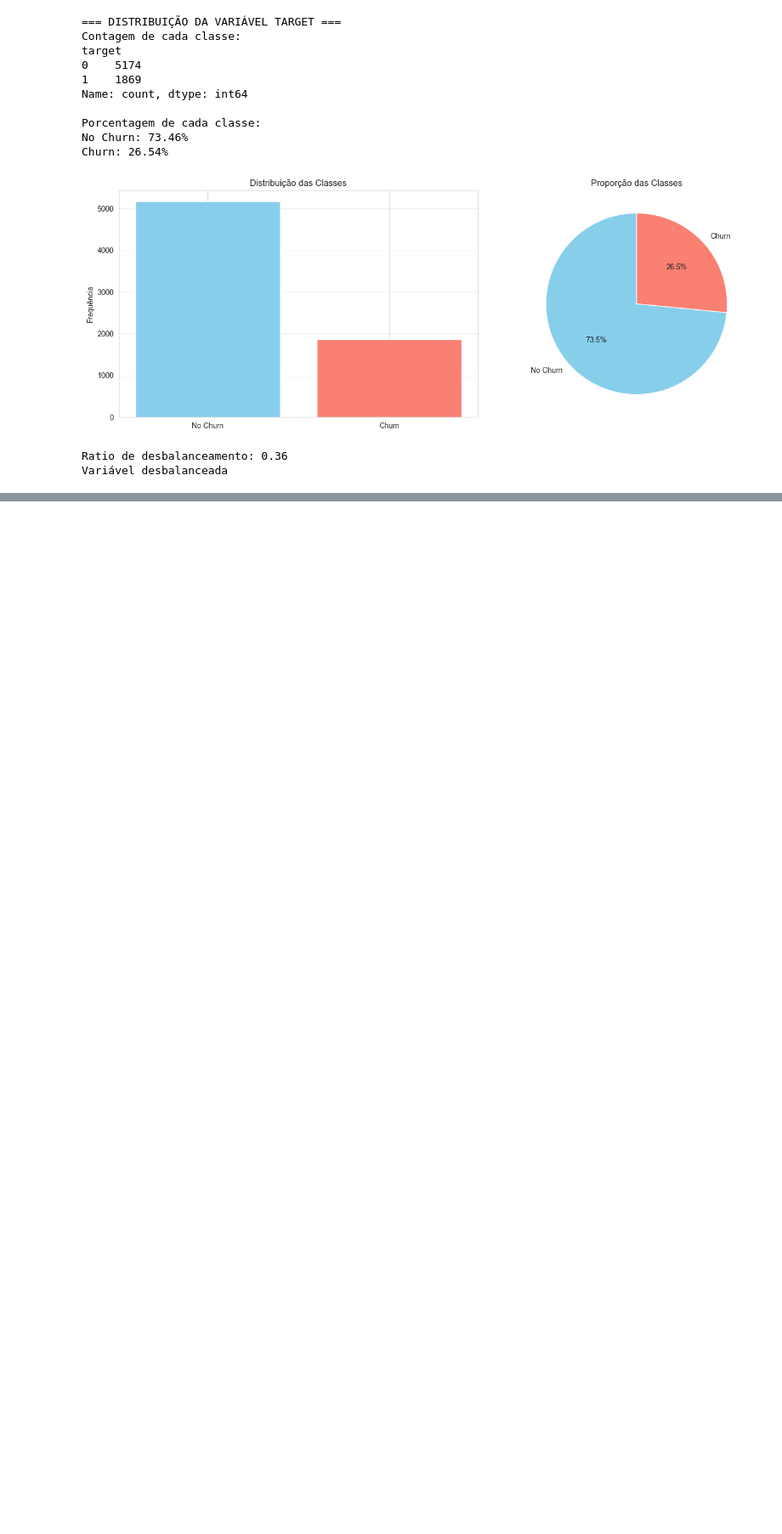
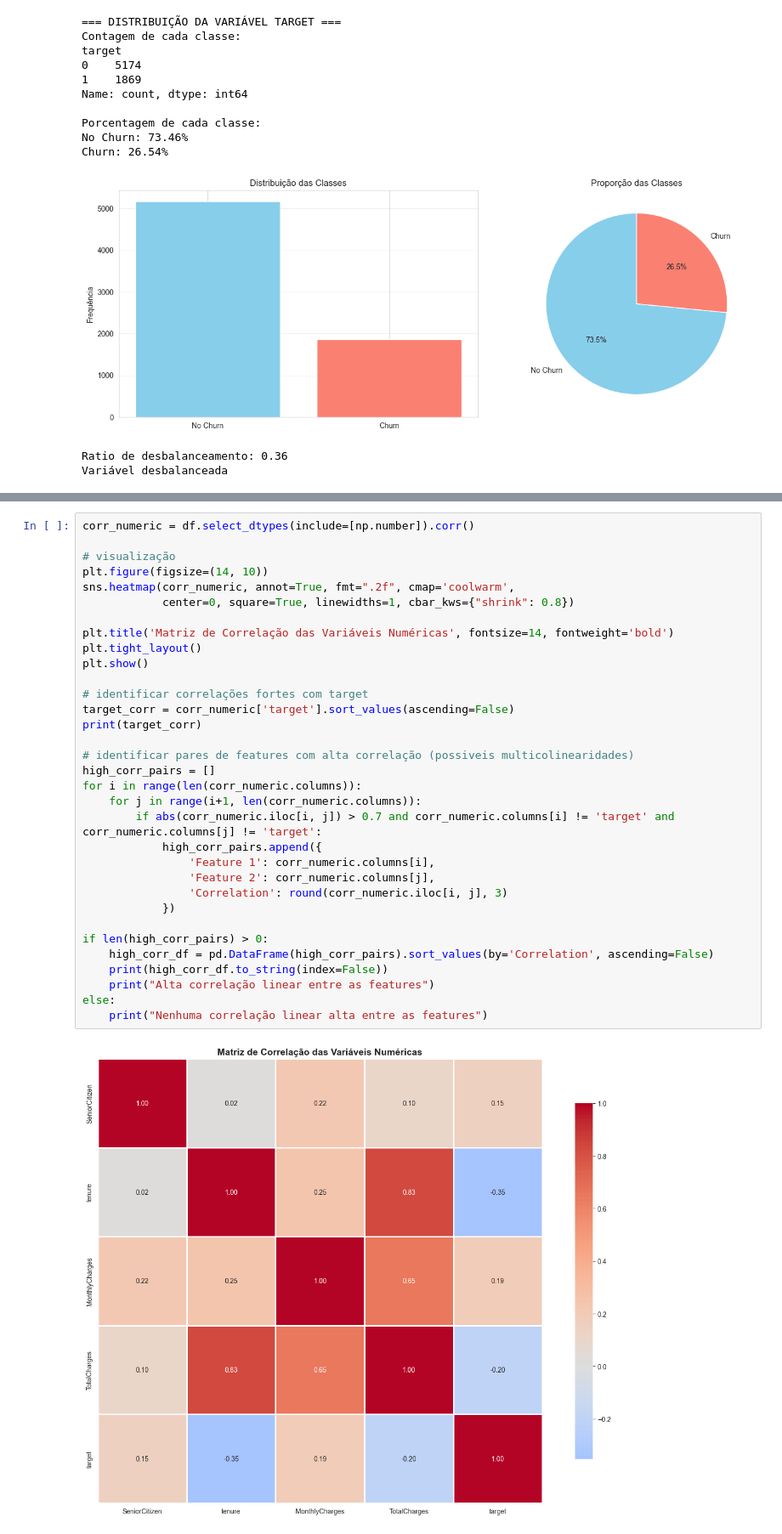
Before and after one commit to gsfreitas/tech-challenge-fase01, a Jupyter notebook: notebooks/exploratory/01_eda.ipynb, the cells around one changed output, grey strips where cells are left out. Shown at 85% size. Drawn from its saved outputs; the diff is of its cells as text; blank space fills up the shorter version.

```diff
--- a/notebooks/exploratory/01_eda.ipynb
+++ b/notebooks/exploratory/01_eda.ipynb
@@ -167,0 +282,35 @@ A variável alvo (target) indica se há houve ou não churn. Na visualização,
+# %%
+corr_numeric = df.select_dtypes(include=[np.number]).corr()
+
+# visualização
+plt.figure(figsize=(14, 10))
+sns.heatmap(corr_numeric, annot=True, fmt=".2f", cmap='coolwarm',
+            center=0, square=True, linewidths=1, cbar_kws={"shrink": 0.8})
+
+plt.title('Matriz de Correlação das Variáveis Numéricas', fontsize=14, fontweight='bold')
+plt.tight_layout()
+plt.show()
+
+# identificar correlações fortes com target
+target_corr = corr_numeric['target'].sort_values(ascending=False)
+print(target_corr)
+
+# identificar pares de features com alta correlação (possiveis multicolinearidades)
+high_corr_pairs = []
+for i in range(len(corr_numeric.columns)):
+    for j in range(i+1, len(corr_numeric.columns)):
+        if abs(corr_numeric.iloc[i, j]) > 0.7 and corr_numeric.columns[i] != 'target' and corr_numeric.columns[j] != 'target':
+            high_corr_pairs.append({
+                'Feature 1': corr_numeric.columns[i],
+                'Feature 2': corr_numeric.columns[j],
+                'Correlation': round(corr_numeric.iloc[i, j], 3)
+            })
+
+if len(high_corr_pairs) > 0:
+    high_corr_df = pd.DataFrame(high_corr_pairs).sort_values(by='Correlation', ascending=False)
+    print(high_corr_df.to_string(index=False))
+    print("Alta correlação linear entre as features")
+else:
+    print("Nenhuma correlação linear alta entre as features")
+# %% [output]
+[figure, added]
```
Also changed, not shown: parts of 12 cells of this notebook.
